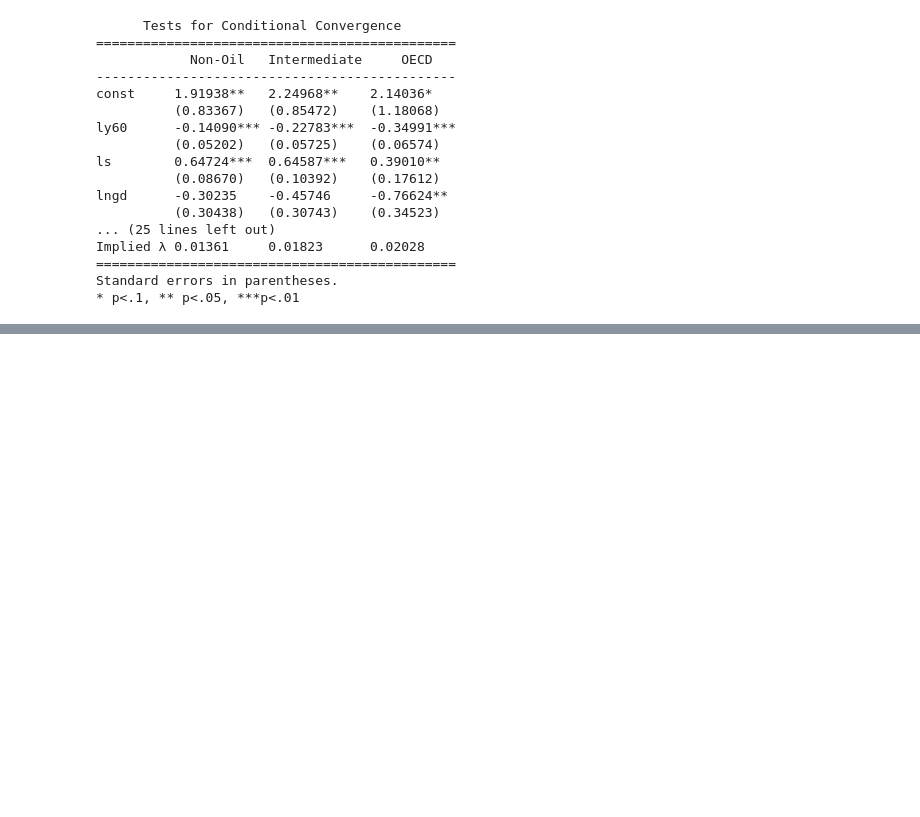
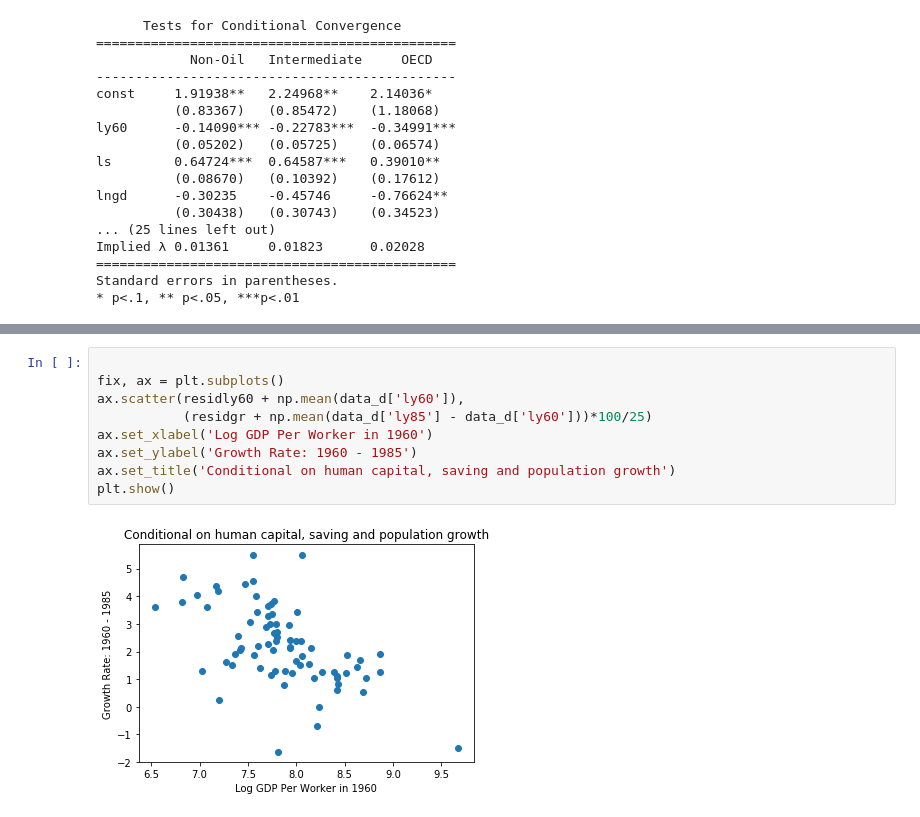
Before and after one commit to HariharanJayashankar/mrw1992, a Jupyter notebook: MRW1992.ipynb, the cells around one changed output, grey strips where cells are left out. Drawn from its saved outputs; the diff is of its cells as text; blank space fills up the shorter version.

```diff
--- a/MRW1992.ipynb
+++ b/MRW1992.ipynb
@@ -444,0 +560,11 @@ Standard errors in parentheses.
+# %%
+
+fix, ax = plt.subplots()
+ax.scatter(residly60 + np.mean(data_d['ly60']),
+           (residgr + np.mean(data_d['ly85'] - data_d['ly60']))*100/25)
+ax.set_xlabel('Log GDP Per Worker in 1960')
+ax.set_ylabel('Growth Rate: 1960 - 1985')
+ax.set_title('Conditional on human capital, saving and population growth')
+plt.show()
+# %% [output]
+[figure, added]
```
Also changed, not shown: parts of 10 cells of this notebook, 1 other file.
